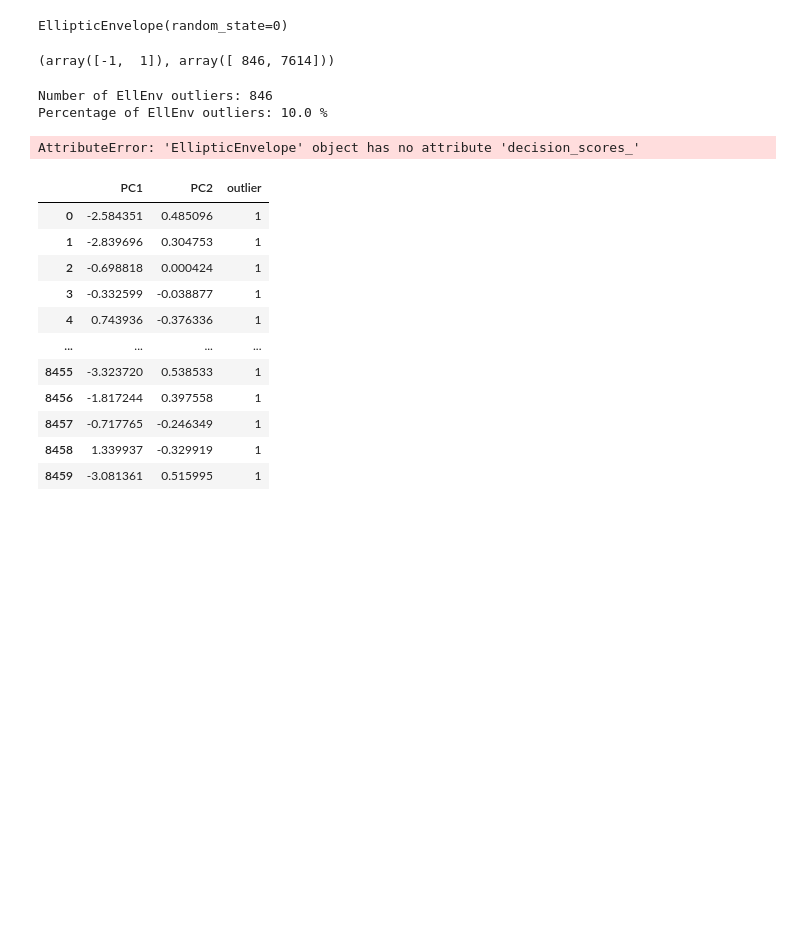
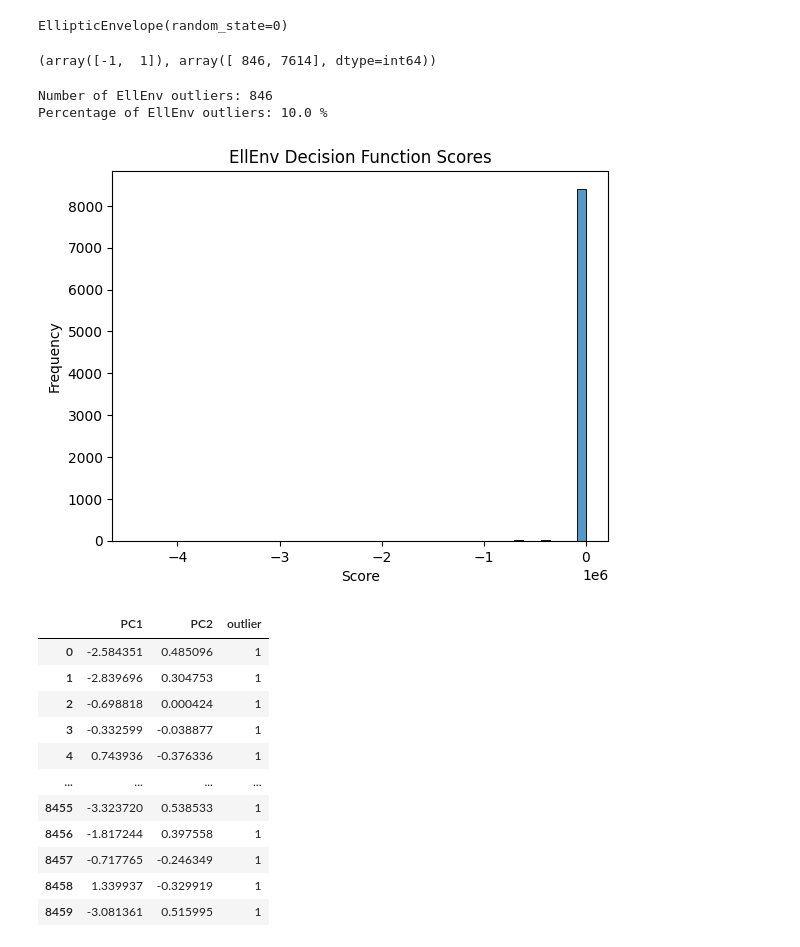
Before and after one commit to lorenzobuccolini03/Data-Mining---Advanced-Topics, a Jupyter notebook: Outliers_Detection/Depth_Based_Approaches.ipynb, the cells around one changed output. Saved outputs shown, nothing was run; the diff lists cells and outputs as text; code cells hidden in the pictures; blank space fills up the shorter version.

```diff
--- a/Outliers_Detection/Depth_Based_Approaches.ipynb
+++ b/Outliers_Detection/Depth_Based_Approaches.ipynb
@@ -12,8 +12,7 @@ from collections import Counter
 from collections import defaultdict
 from sklearn.preprocessing import StandardScaler
 # %%
-#df = pd.read_csv('../dataset/cmi_internet_imputed.csv')
-df = pd.read_csv('cmi_internet_imputed.csv')
+df = pd.read_csv('../dataset/cmi_internet_imputed.csv')
 df
 # %% [output]
 |  | Basic_Demos-Age | Basic_Demos-Sex | CGAS-CGAS_Score | Physical-Height | Physical-Weight | ... |
@@ -82,7 +81,7 @@ outliers = ellenv.predict(X)
 # predict returns -1 for an outlier and 1 for an inlier
 np.unique(outliers, return_counts=True)
 # %% [output]
-(array([-1,  1]), array([ 846, 7614]))
+(array([-1,  1]), array([ 846, 7614], dtype=int64))
 # %%
 n_out = abs(outliers[outliers == -1].sum())
 perc_out = n_out / len(outliers) * 100
@@ -92,9 +91,3 @@ print("Percentage of EllEnv outliers:", round(perc_out, 3), "%")
 # %% [output]
 Number of EllEnv outliers: 846
 Percentage of EllEnv outliers: 10.0 %
-# %%
-plt.hist(ellenv.decision_scores_, bins=20)
-plt.axvline(np.min(ellenv.decision_scores_[np.where(outliers==-1)]), c='k')
-plt.show()
-# %% [output]
-AttributeError: 'EllipticEnvelope' object has no attribute 'decision_scores_'
@@ -101,3 +107,12 @@ AttributeError: 'EllipticEnvelope' object has no attribute 'decision_scores_'
+# %%
+# scores histogram
+sns.histplot(ellenv.decision_function(X), bins=50)
+plt.title('EllEnv Decision Function Scores')
+plt.xlabel('Score')
+plt.ylabel('Frequency')
+plt.show()
+# %% [output]
+[figure, added]
 # %%
 # PCA Visualization of outliers
 from sklearn.decomposition import PCA
```
Also changed, not shown: parts of 1 cell of this notebook, 9 other files.
